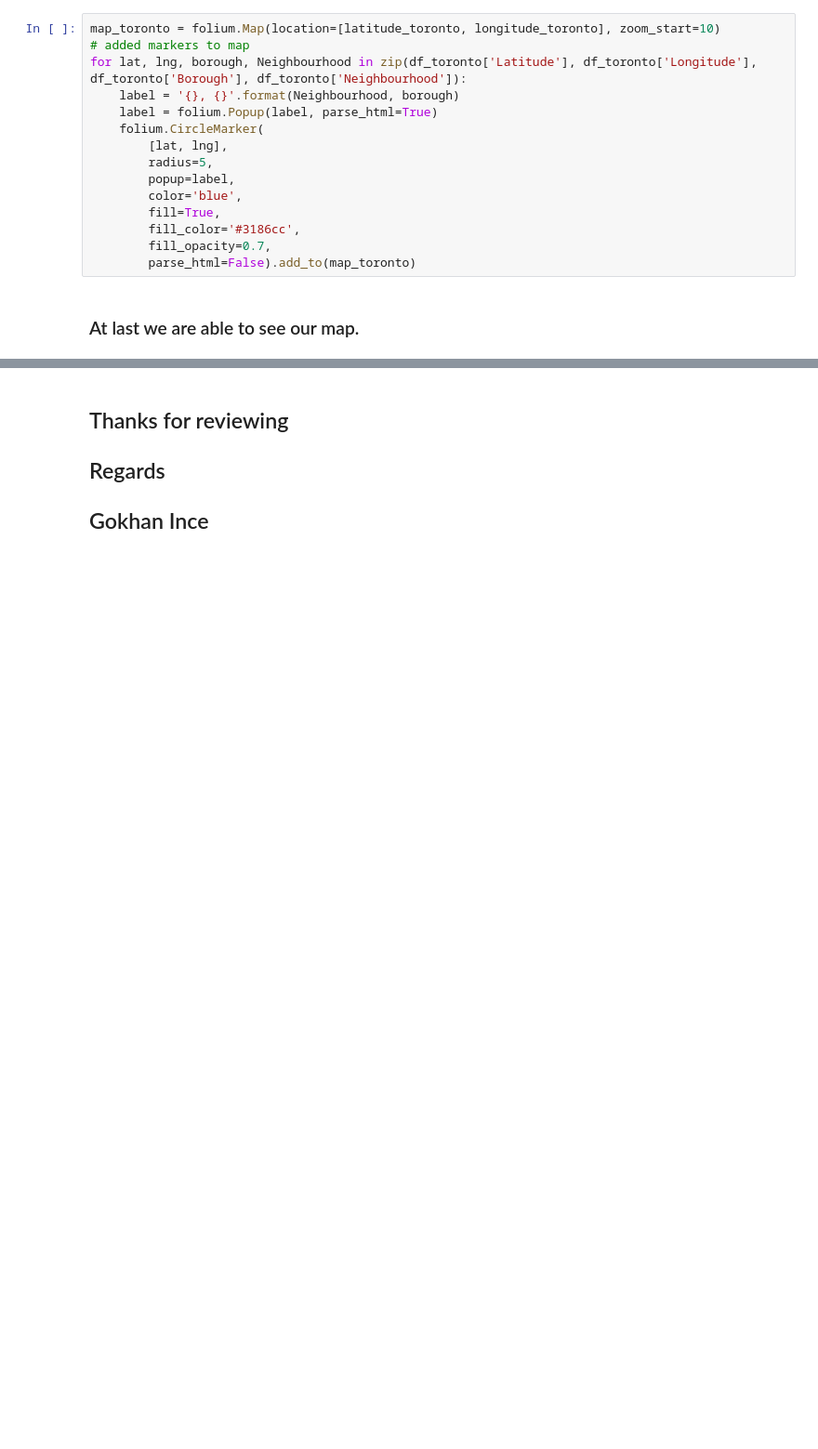
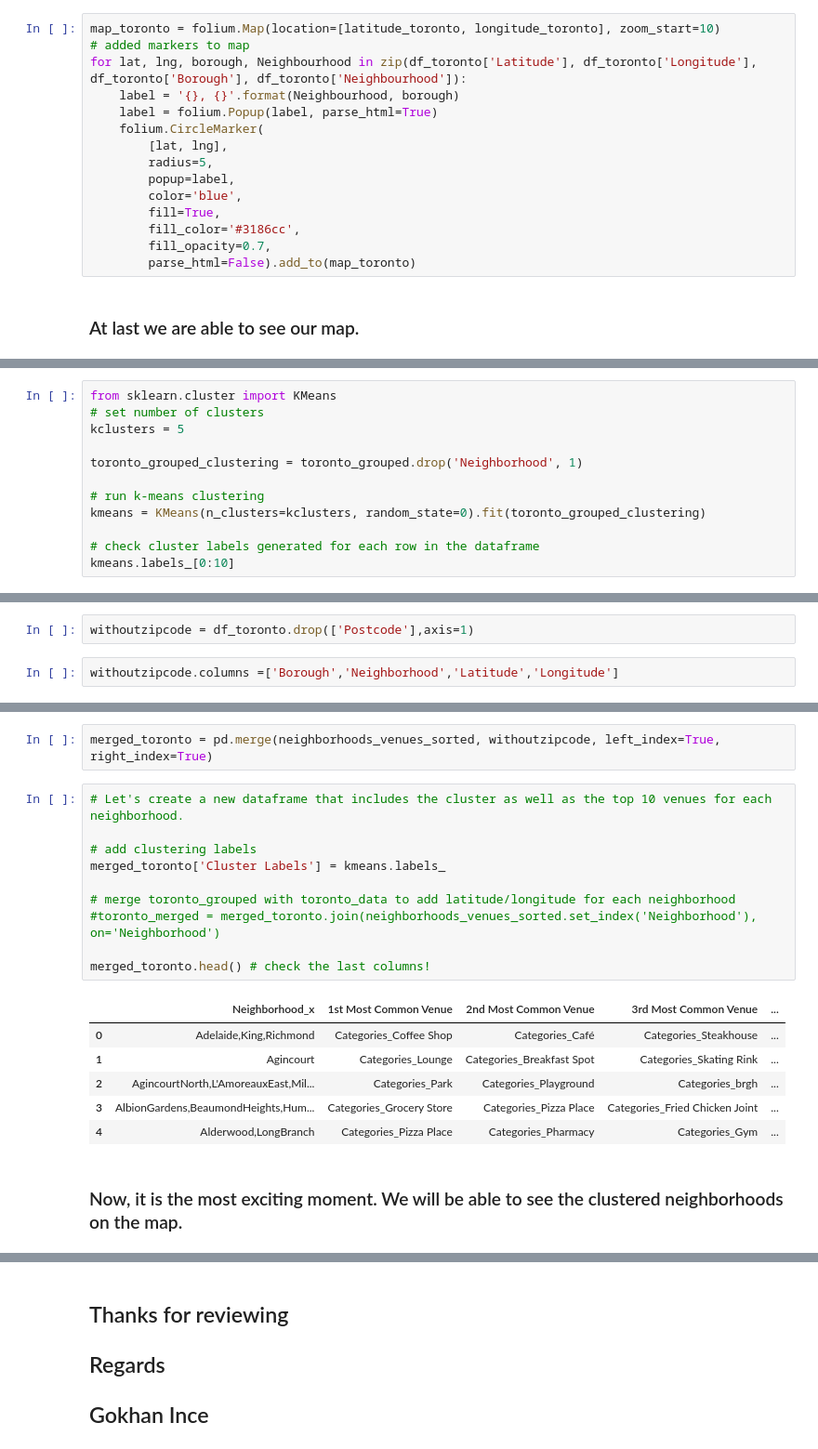
Before and after one commit to incegokhan/Coursera_Capstone, a Jupyter notebook: AssignmentWeek3.ipynb, the cells around one changed output, grey strips where cells are left out. Shown: that part at 93% size. Saved outputs shown, nothing was run; the diff lists cells and outputs as text; blank space fills up the shorter version.

```diff
--- a/AssignmentWeek3.ipynb
+++ b/AssignmentWeek3.ipynb
@@ -191,0 +464,12 @@ map_toronto
+# %%
+from sklearn.cluster import KMeans
+# set number of clusters
+kclusters = 5
+
+toronto_grouped_clustering = toronto_grouped.drop('Neighborhood', 1)
+
+# run k-means clustering
+kmeans = KMeans(n_clusters=kclusters, random_state=0).fit(toronto_grouped_clustering)
+
+# check cluster labels generated for each row in the dataframe
+kmeans.labels_[0:10]
@@ -191,0 +480,4 @@ map_toronto
+# %%
+withoutzipcode = df_toronto.drop(['Postcode'],axis=1)
+# %%
+withoutzipcode.columns =['Borough','Neighborhood','Latitude','Longitude']
@@ -191,0 +493,21 @@ map_toronto
+# %%
+merged_toronto = pd.merge(neighborhoods_venues_sorted, withoutzipcode, left_index=True, right_index=True)
+# %%
+# Let's create a new dataframe that includes the cluster as well as the top 10 venues for each neighborhood.
+
+# add clustering labels
+merged_toronto['Cluster Labels'] = kmeans.labels_
+
+# merge toronto_grouped with toronto_data to add latitude/longitude for each neighborhood
+#toronto_merged = merged_toronto.join(neighborhoods_venues_sorted.set_index('Neighborhood'), on='Neighborhood')
+
+merged_toronto.head() # check the last columns!
+# %% [output]
+|  | Neighborhood_x | 1st Most Common Venue | 2nd Most Common Venue | 3rd Most Common Venue | ... |
+| 0 | Adelaide,King,Richmond | Categories_Coffee Shop | Categories_Café | Categories_Steakhouse | ... |
+| 1 | Agincourt | Categories_Lounge | Categories_Breakfast Spot | Categories_Skating Rink | ... |
+| 2 | AgincourtNorth,L'AmoreauxEast,Mil... | Categories_Park | Categories_Playground | Categories_brgh | ... |
+| 3 | AlbionGardens,BeaumondHeights,Hum... | Categories_Grocery Store | Categories_Pizza Place | Categories_Fried Chicken Joint | ... |
+| 4 | Alderwood,LongBranch | Categories_Pizza Place | Categories_Pharmacy | Categories_Gym | ... |
+# %% [markdown]
+### Now, it is the most exciting moment. We will be able to see the clustered neighborhoods on the map.
```
Also changed, not shown: parts of 47 cells of this notebook.
